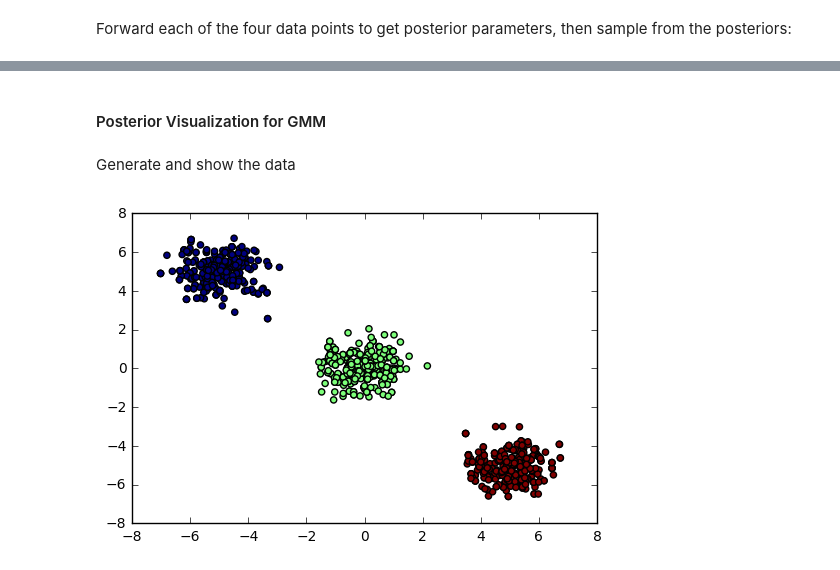
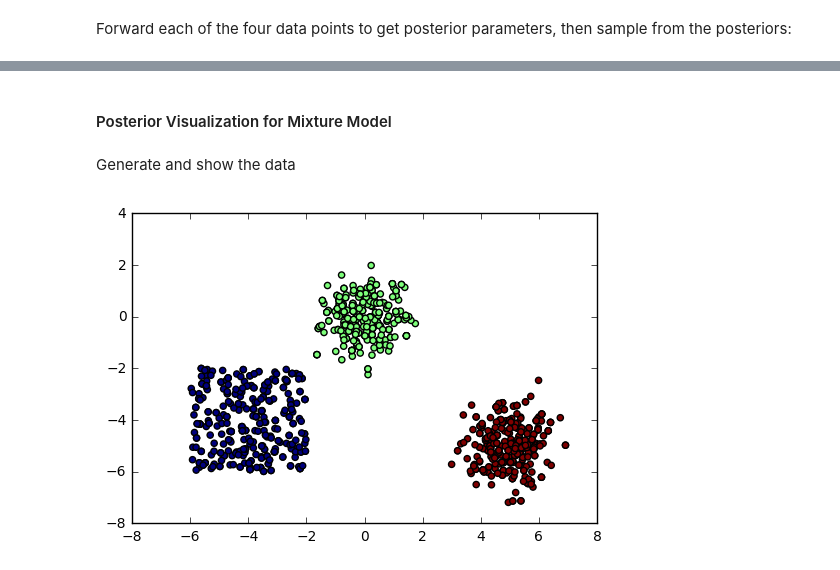
Before and after one commit to wellecks/vaes, a Jupyter notebook: vanilla_vae.ipynb, the cells around one changed output, grey strips where cells are left out. Cells and saved outputs as stored; diff of their text form; code cells hidden in the pictures.

```diff
--- a/vanilla_vae.ipynb
+++ b/vanilla_vae.ipynb
@@ -223,23 +252,23 @@ plt.show();
 # %% [markdown]
-#### Posterior Visualization for GMM
+#### Posterior Visualization for Mixture Model
 # %% [markdown]
 Generate and show the data
 # %%
 N = 1000
 xs = np.vstack((
-    np.random.multivariate_normal([-5, 5], np.eye(2)/2, size=N/3),
+    np.random.uniform(-6, -2, size=(N/3, 2)),
     np.random.multivariate_normal([0, 0], np.eye(2)/2, size=N/3),
     np.random.multivariate_normal([5, -5], np.eye(2)/2, size=N/3)
 ))
 ys = np.repeat(np.arange(3), N/3)
 
 
 idxs = np.random.choice(range(xs.shape[0]), xs.shape[0])
 xs, ys = xs[idxs], ys[idxs]
 
 plt.scatter(xs[:, 0], xs[:, 1], c=ys);
 # %% [output]
-[figure, old version]
+[figure, new version]
 # %%
 tf.reset_default_graph()
 
```
Also changed, not shown: parts of 20 cells of this notebook.
